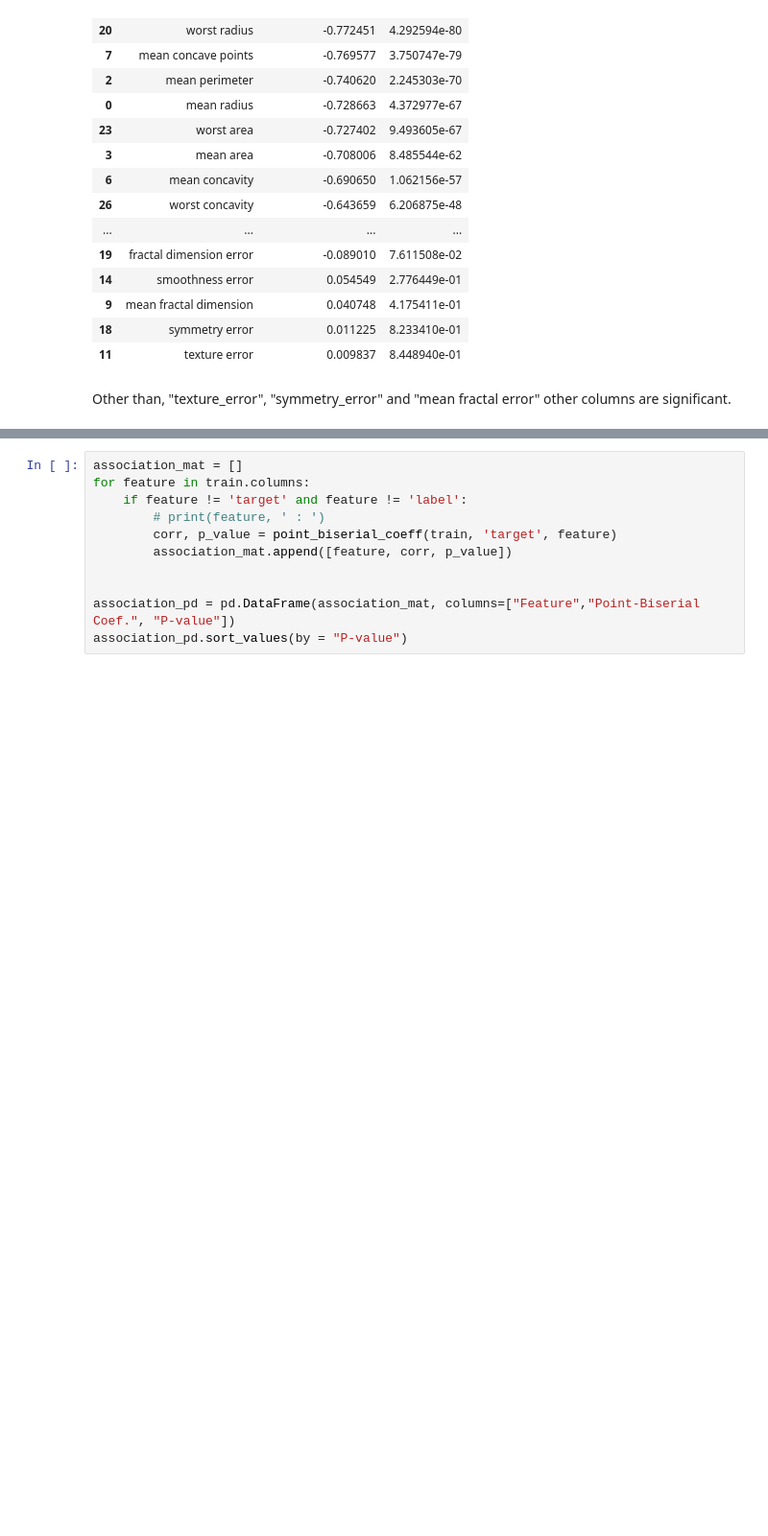
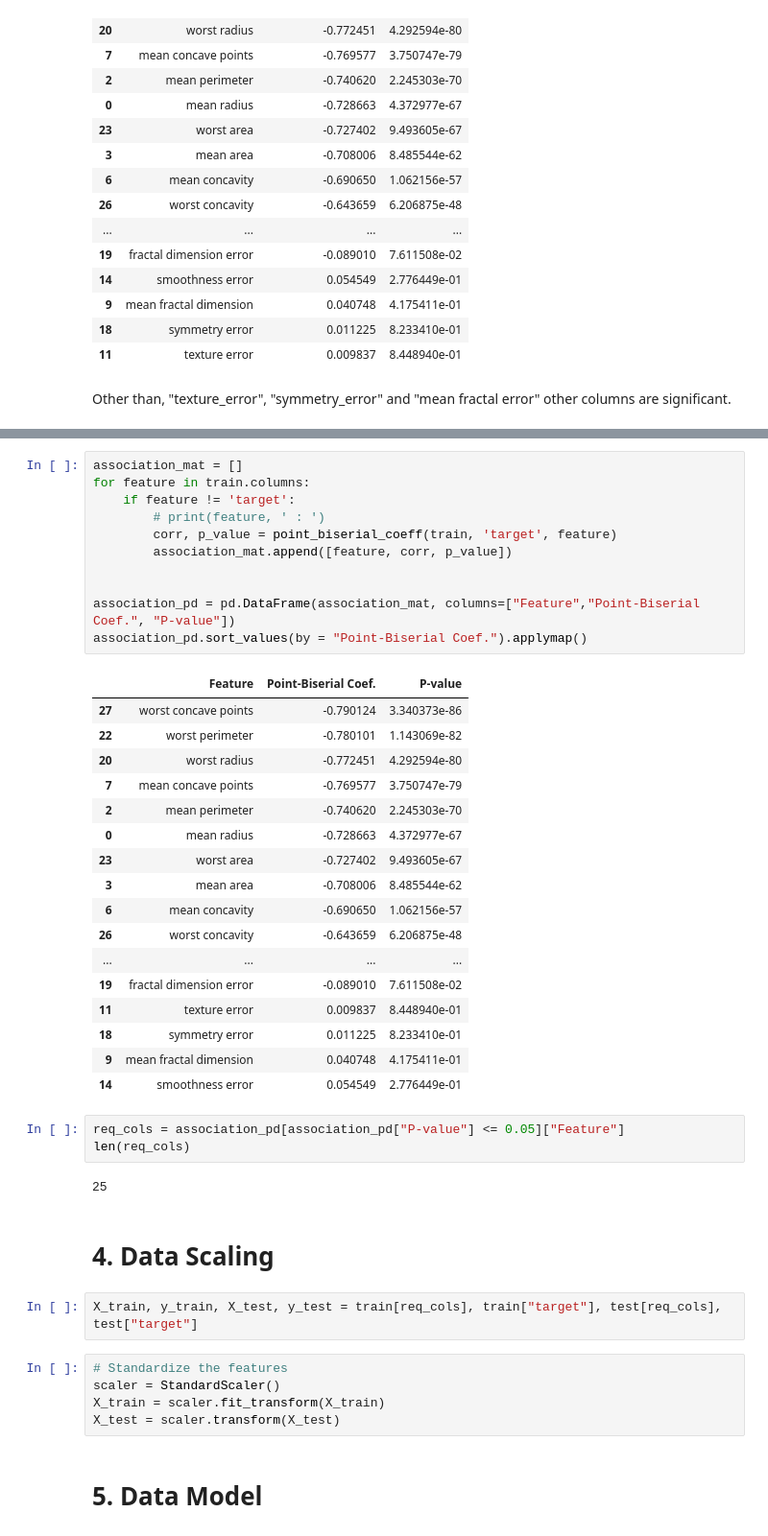
Before and after one commit to ShirsenduRyo/The_Basics, a Jupyter notebook: 1.1 Logistic Regression Binary.ipynb, the cells around one changed output, grey strips where cells are left out. Shown at 96% size. Saved outputs shown, nothing was run; the diff lists cells and outputs as text; blank space fills up the shorter version.

Commit message:
Basic Modelling

```diff
--- a/1.1 Logistic Regression Binary.ipynb
+++ b/1.1 Logistic Regression Binary.ipynb
@@ -135,11 +143,45 @@ train_log.describe()
 # %%
 association_mat = []
 for feature in train.columns:
-    if feature != 'target' and feature != 'label':
+    if feature != 'target':
         # print(feature, ' : ')
         corr, p_value = point_biserial_coeff(train, 'target', feature)
         association_mat.append([feature, corr, p_value])
 
 
 association_pd = pd.DataFrame(association_mat, columns=["Feature","Point-Biserial Coef.", "P-value"])
-association_pd.sort_values(by = "P-value")
+association_pd.sort_values(by = "Point-Biserial Coef.").applymap()
+# %% [output]
+|  | Feature | Point-Biserial Coef. | P-value |
+| 27 | worst concave points | -0.790124 | 3.340373e-86 |
+| 22 | worst perimeter | -0.780101 | 1.143069e-82 |
+| 20 | worst radius | -0.772451 | 4.292594e-80 |
+| 7 | mean concave points | -0.769577 | 3.750747e-79 |
+| 2 | mean perimeter | -0.740620 | 2.245303e-70 |
+| 0 | mean radius | -0.728663 | 4.372977e-67 |
+| 23 | worst area | -0.727402 | 9.493605e-67 |
+| 3 | mean area | -0.708006 | 8.485544e-62 |
+| 6 | mean concavity | -0.690650 | 1.062156e-57 |
+| 26 | worst concavity | -0.643659 | 6.206875e-48 |
+| ... | ... | ... | ... |
+| 19 | fractal dimension error | -0.089010 | 7.611508e-02 |
+| 11 | texture error | 0.009837 | 8.448940e-01 |
+| 18 | symmetry error | 0.011225 | 8.233410e-01 |
+| 9 | mean fractal dimension | 0.040748 | 4.175411e-01 |
+| 14 | smoothness error | 0.054549 | 2.776449e-01 |
+# %%
+req_cols = association_pd[association_pd["P-value"] <= 0.05]["Feature"]
+len(req_cols)
+# %% [output]
+25
+# %% [markdown]
+# 4. Data Scaling
+# %%
+X_train, y_train, X_test, y_test = train[req_cols], train["target"], test[req_cols], test["target"]
+# %%
+# Standardize the features
+scaler = StandardScaler()
+X_train = scaler.fit_transform(X_train)
+X_test = scaler.transform(X_test)
+# %% [markdown]
+# 5. Data Model
```
Also changed, not shown: parts of 6 cells of this notebook.
